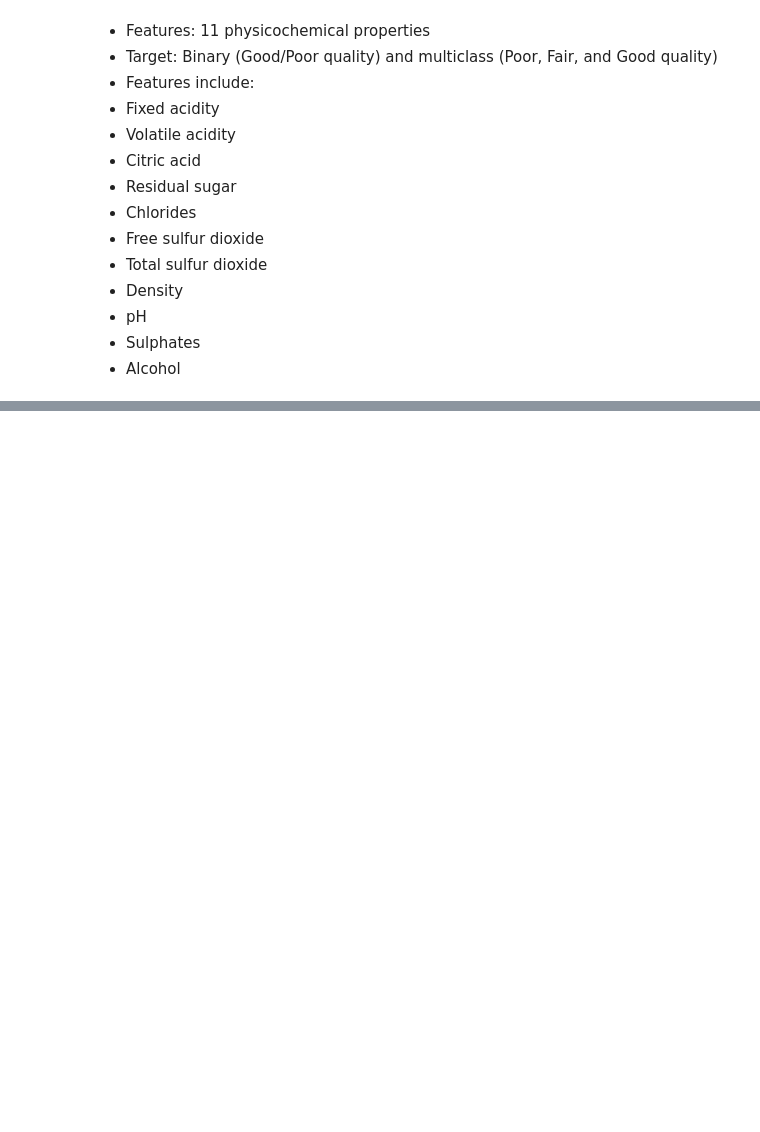
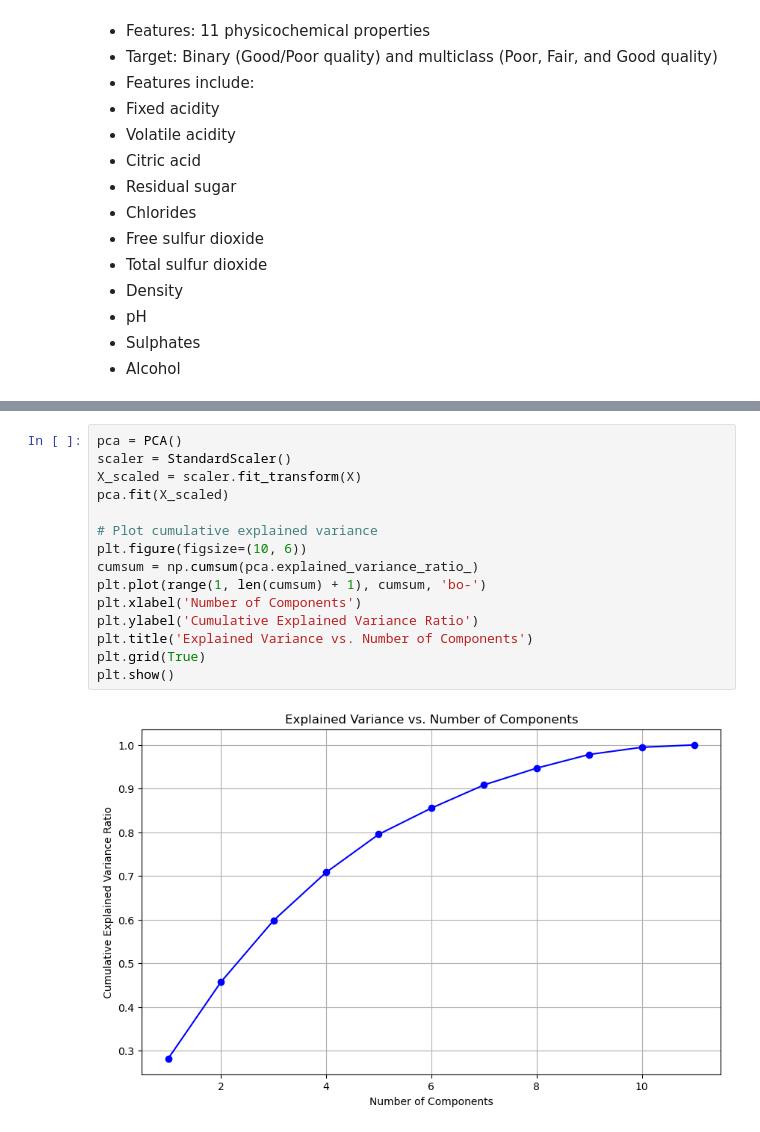
Before and after one commit to AGGE82/Taller-3-ML1, a Jupyter notebook: PCA-example-challenge.ipynb, the cells around one changed output, grey strips where cells are left out. Drawn from its saved outputs; the diff is of its cells as text; blank space fills up the shorter version.

```diff
--- a/PCA-example-challenge.ipynb
+++ b/PCA-example-challenge.ipynb
@@ -152,0 +354,17 @@ plt.show()
+# %%
+pca = PCA()
+scaler = StandardScaler()
+X_scaled = scaler.fit_transform(X)
+pca.fit(X_scaled)
+
+# Plot cumulative explained variance
+plt.figure(figsize=(10, 6))
+cumsum = np.cumsum(pca.explained_variance_ratio_)
+plt.plot(range(1, len(cumsum) + 1), cumsum, 'bo-')
+plt.xlabel('Number of Components')
+plt.ylabel('Cumulative Explained Variance Ratio')
+plt.title('Explained Variance vs. Number of Components')
+plt.grid(True)
+plt.show()
+# %% [output]
+[figure, added]
```
Also changed, not shown: parts of 15 cells of this notebook, 1 other file.
